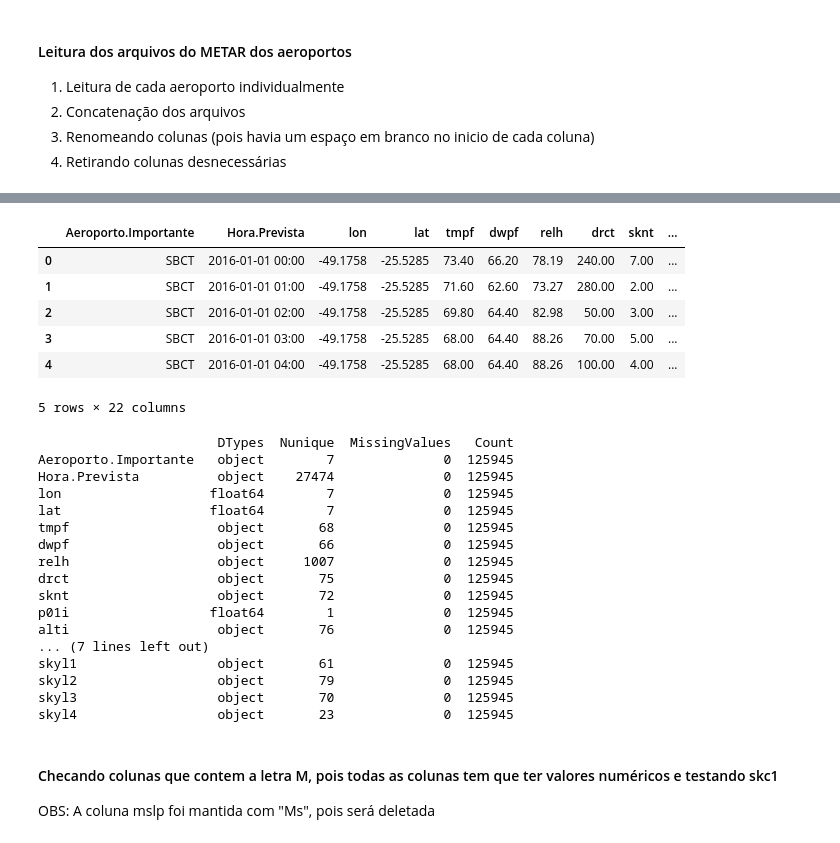
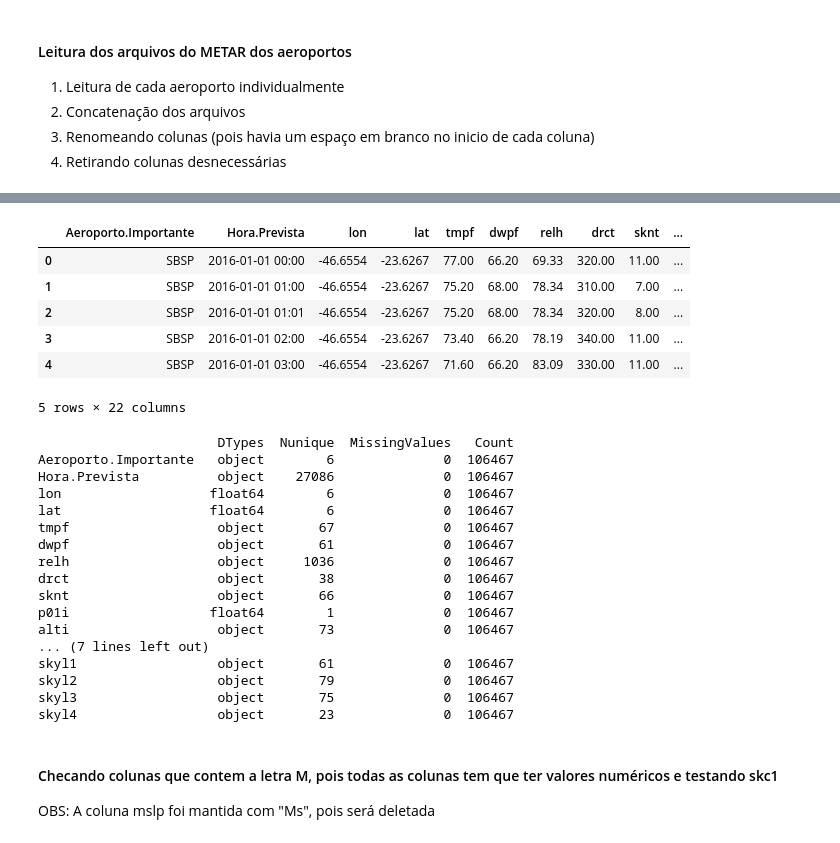
Before and after one commit to gafb/machine_learning, a Jupyter notebook: Projeto_final/Main.ipynb, the cells around one changed output, grey strips where cells are left out. Cells and saved outputs as stored; diff of their text form; code cells hidden in the pictures.

```diff
--- a/Projeto_final/Main.ipynb
+++ b/Projeto_final/Main.ipynb
@@ -140,7 +190,7 @@ flights["AtrasoVoo"] =flights['Chegada.Real'] - flights['Chegada.Prevista']
 #Contando o tempo em minutos de voos que deram certo
 flights['AtrasoVoo'] = flights['AtrasoVoo'].dt.total_seconds().div(60).fillna(100000).astype(int)
 
-flights.AtrasoVoo[flights["AtrasoVoo"] < 0] = 0 # Minutos negativos foram considerados 0, pois a previsao de voos geralmente sao maiores para evitar problemas no tráfego aereo
+flights = flights.query("AtrasoVoo >=0") # Retirando minutos negativos devidos a diferentes motivos, pois a previsao de voos geralmente sao maiores para evitar problemas no tráfego aereo
 
 display (flights.head())
 
@@ -373,39 +431,43 @@ Em level : Quanto maior o M melhor
+# %%
+data = data.query('tmpf != "M"  and dwpf != "M" and vsby != "M" and alti != "M" and relh != "M" and sknt != "M" ')
 # %%
 coverage = {"M": 0, "FEW" : 2, "SCT": 4 ,"BKN": 6, "OVC": 8, "VV ": 8, "///": 8, "NSC": 0, "NCD": 2  }
 level = {"M": 10000.00}
 others = {"M":0}
-data.replace({"gust":{"M":0},"skyc1" : coverage  , "skyc2" : coverage, "skyc3" : coverage, "skyc4" : coverage, "skyl1" : level , "skyl2" : level, "skyl3" : level, "skyl4" : level, "tmpf": others, "dwpf": others, "relh": others, "drct": others, "sknt": others,"alti": others, "vsby": others}, inplace=True)
+
+data.replace({"skyc1" : coverage  , "skyc2" : coverage, "skyc3" : coverage, "skyc4" : coverage, "skyl1" : level , "skyl2" : level, "skyl3" : level, "skyl4" : level, "relh": others, "sknt": others, "gust": others}, inplace=True)
 
 data.head()
+#39344
 # %% [output]
 |  | Aeroporto.Importante | Hora.Prevista | lon | lat | tmpf | dwpf | relh | drct | sknt | ... |
-| 0 | SBCT | 2016-01-01 00:00 | -49.1758 | -25.5285 | 73.40 | 66.20 | 78.19 | 240.00 | 7.00 | ... |
-| 1 | SBCT | 2016-01-01 01:00 | -49.1758 | -25.5285 | 71.60 | 62.60 | 73.27 | 280.00 | 2.00 | ... |
-| 2 | SBCT | 2016-01-01 02:00 | -49.1758 | -25.5285 | 69.80 | 64.40 | 82.98 | 50.00 | 3.00 | ... |
-| 3 | SBCT | 2016-01-01 03:00 | -49.1758 | -25.5285 | 68.00 | 64.40 | 88.26 | 70.00 | 5.00 | ... |
-| 4 | SBCT | 2016-01-01 04:00 | -49.1758 | -25.5285 | 68.00 | 64.40 | 88.26 | 100.00 | 4.00 | ... |
+| 0 | SBSP | 2016-01-01 00:00 | -46.6554 | -23.6267 | 77.00 | 66.20 | 69.33 | 320.00 | 11.00 | ... |
+| 1 | SBSP | 2016-01-01 01:00 | -46.6554 | -23.6267 | 75.20 | 68.00 | 78.34 | 310.00 | 7.00 | ... |
+| 2 | SBSP | 2016-01-01 01:01 | -46.6554 | -23.6267 | 75.20 | 68.00 | 78.34 | 320.00 | 8.00 | ... |
+| 3 | SBSP | 2016-01-01 02:00 | -46.6554 | -23.6267 | 73.40 | 66.20 | 78.19 | 340.00 | 11.00 | ... |
+| 4 | SBSP | 2016-01-01 03:00 | -46.6554 | -23.6267 | 71.60 | 66.20 | 83.09 | 330.00 | 11.00 | ... |
 5 rows × 22 columns
 # %%
 summary(data)
-data.drop(["mslp", "p01i", "lat", "lon"], axis=1, inplace=True)
+data.drop(["mslp", "p01i","drct", "lat", "lon", "skyc4", "skyl4"], axis=1, inplace=True)
 # %% [output]
                        DTypes  Nunique  MissingValues   Count
-Aeroporto.Importante   object        7              0  125945
-Hora.Prevista          object    27474              0  125945
-lon                   float64        7              0  125945
-lat                   float64        7              0  125945
-tmpf                   object       68              0  125945
-dwpf                   object       66              0  125945
-relh                   object     1007              0  125945
-drct                   object       75              0  125945
-sknt                   object       72              0  125945
-p01i                  float64        1              0  125945
-alti                   object       76              0  125945
+Aeroporto.Importante   object        6              0  106467
+Hora.Prevista          object    27086              0  106467
+lon                   float64        6              0  106467
+lat                   float64        6              0  106467
+tmpf                   object       67              0  106467
+dwpf                   object       61              0  106467
+relh                   object     1036              0  106467
+drct                   object       38              0  106467
+sknt                   object       66              0  106467
+p01i                  float64        1              0  106467
+alti                   object       73              0  106467
 ... (7 lines left out)
-skyl1                  object       61              0  125945
-skyl2                  object       79              0  125945
-skyl3                  object       70              0  125945
-skyl4                  object       23              0  125945
+skyl1                  object       61              0  106467
+skyl2                  object       79              0  106467
+skyl3                  object       75              0  106467
+skyl4                  object       23              0  106467
 # %% [markdown]
 #### Checando colunas que contem a letra M, pois todas as colunas tem que ter valores numéricos e testando skc1
 OBS: A coluna mslp foi mantida com "Ms", pois será deletada
```
Also changed, not shown: parts of 54 cells of this notebook, 4 other files.
